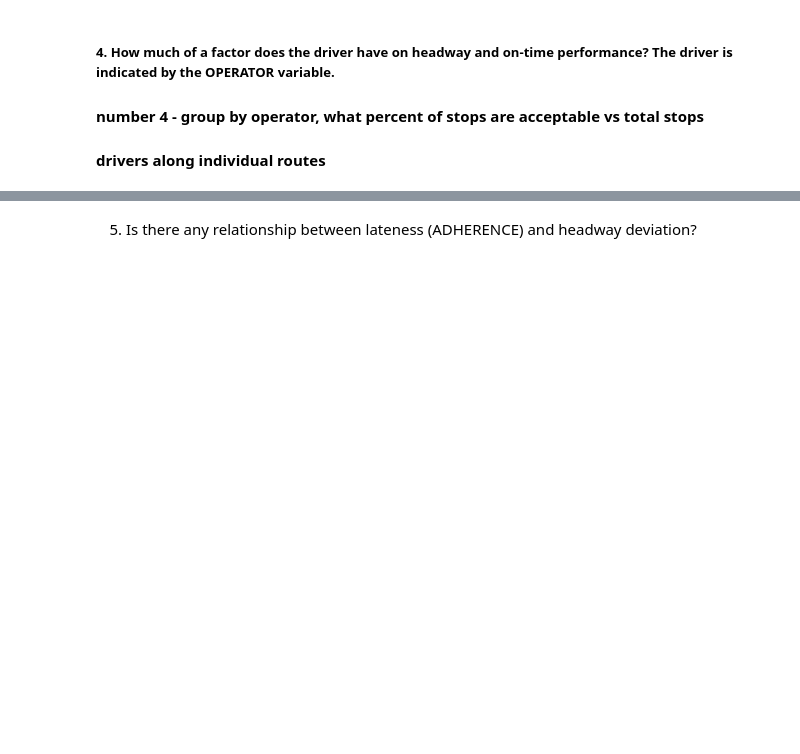
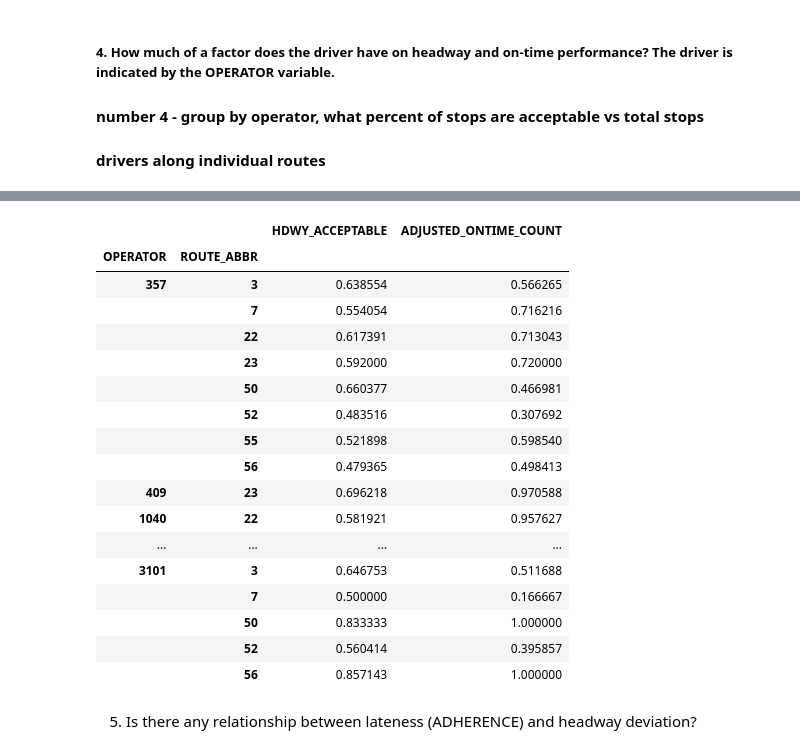
Before and after one commit to NSS-Data-Analytics-Cohort-11/wego-caesars-legion, a Jupyter notebook: notebooks/wego.ipynb, the cells around one changed output, grey strips where cells are left out. Cells and saved outputs as stored; diff of their text form; code cells hidden in the pictures; blank space fills up the shorter version.

```diff
--- a/notebooks/wego.ipynb
+++ b/notebooks/wego.ipynb
@@ -653,3 +876,33 @@ plt.show()
+# %%
+sample_ops_id = top_bottom_operators.index.tolist()
+
+sample_ops = wego[wego.OPERATOR.isin(sample_ops_id)]
+
+sample_ops = (
+    sample_ops.groupby(['OPERATOR','ROUTE_ABBR'])
+         [['HDWY_ACCEPTABLE','ADJUSTED_ONTIME_COUNT']]
+         .mean())
+# %%
+sample_ops
+# %% [output]
+|  |  | HDWY_ACCEPTABLE | ADJUSTED_ONTIME_COUNT |
+| OPERATOR | ROUTE_ABBR |  |  |
+| 357 | 3 | 0.638554 | 0.566265 |
+|  | 7 | 0.554054 | 0.716216 |
+|  | 22 | 0.617391 | 0.713043 |
+|  | 23 | 0.592000 | 0.720000 |
+|  | 50 | 0.660377 | 0.466981 |
+|  | 52 | 0.483516 | 0.307692 |
+|  | 55 | 0.521898 | 0.598540 |
+|  | 56 | 0.479365 | 0.498413 |
+| 409 | 23 | 0.696218 | 0.970588 |
+| 1040 | 22 | 0.581921 | 0.957627 |
+| ... | ... | ... | ... |
+| 3101 | 3 | 0.646753 | 0.511688 |
+|  | 7 | 0.500000 | 0.166667 |
+|  | 50 | 0.833333 | 1.000000 |
+|  | 52 | 0.560414 | 0.395857 |
+|  | 56 | 0.857143 | 1.000000 |
 # %% [markdown]
 5. Is there any relationship between lateness (ADHERENCE) and headway deviation?
 # %%
```
Also changed, not shown: parts of 39 cells of this notebook, 20 other files.
